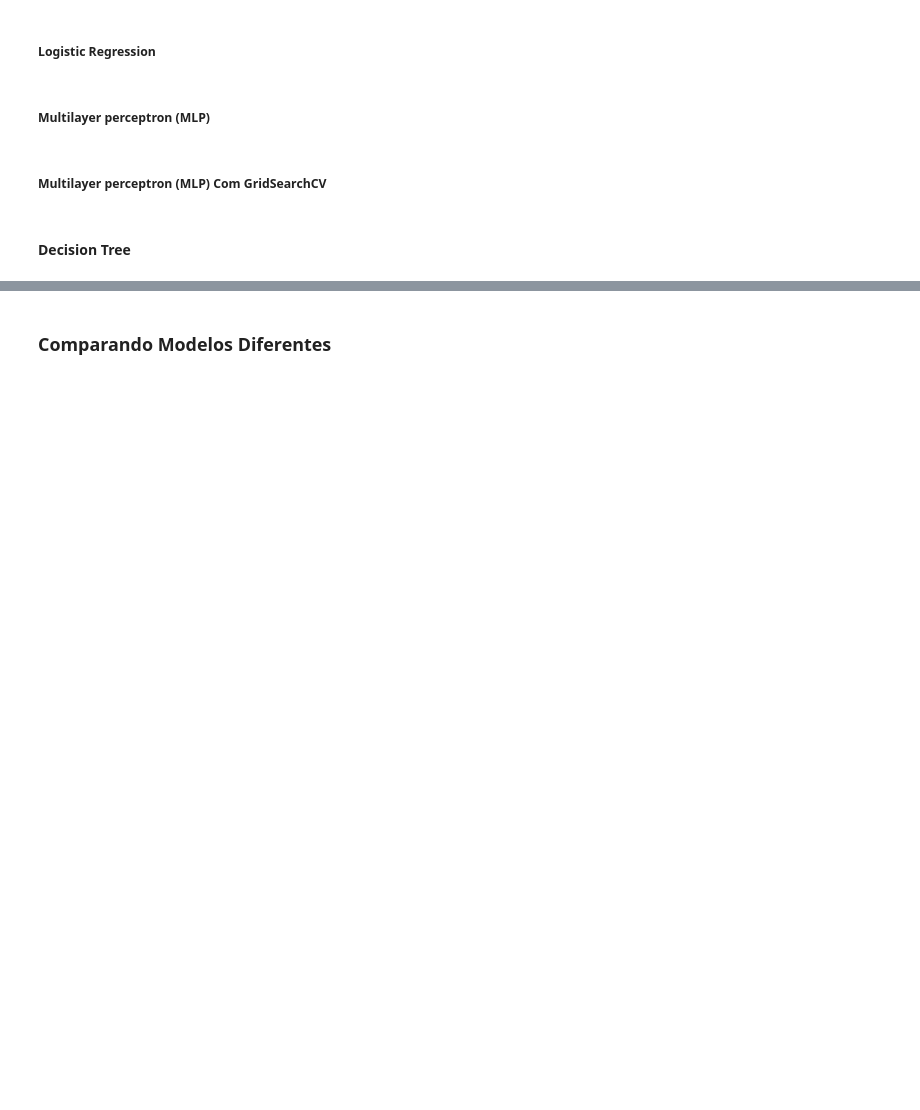
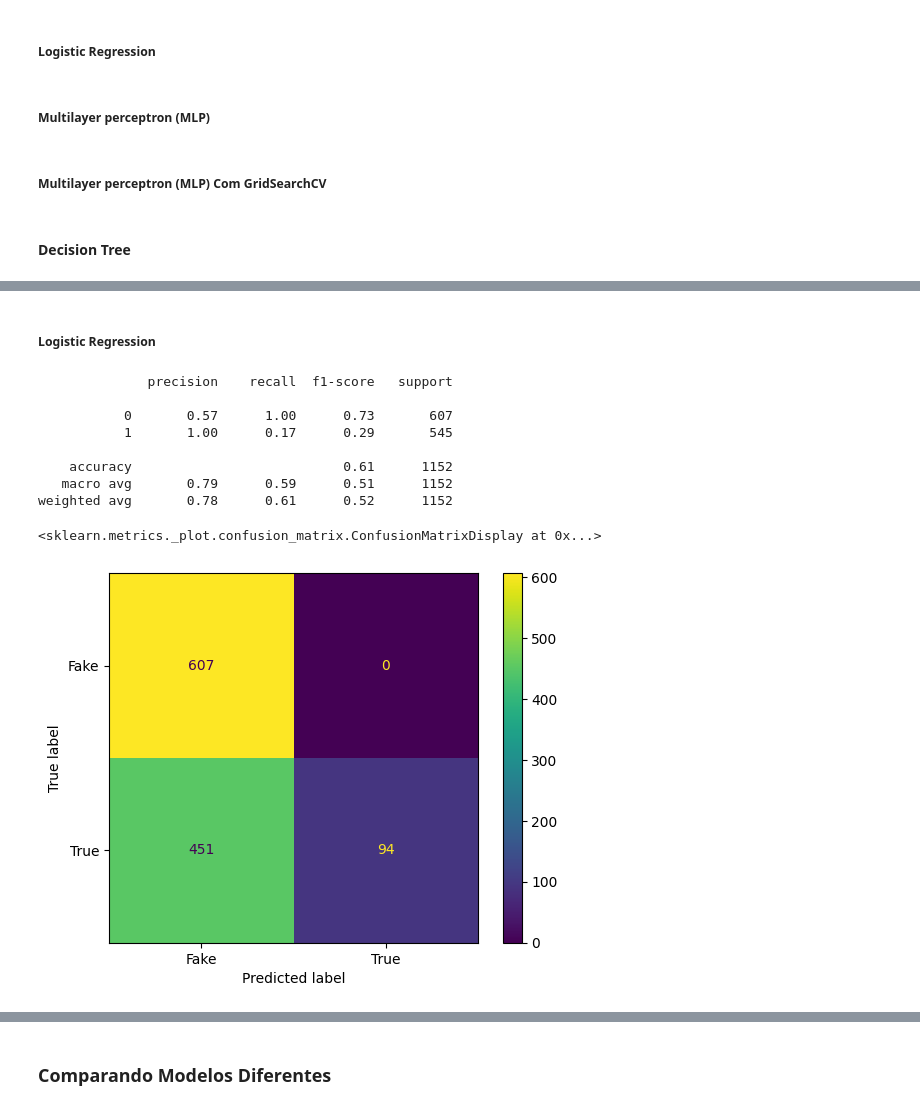
Before and after one commit to Systematicos/Model-dectation-fake-news, a Jupyter notebook: notebooks/main.ipynb, the cells around one changed output, grey strips where cells are left out. Cells and saved outputs as stored; diff of their text form; code cells hidden in the pictures; blank space fills up the shorter version.

```diff
--- a/notebooks/main.ipynb
+++ b/notebooks/main.ipynb
@@ -72,2 +78,9 @@ ConfusionMatrixDisplay(confusion_matrix=cm, display_labels=['Fake','True']).plot
+# %%
+lr_classifier = LogisticRegression()
+lr_classifier.fit(X_train,Y_train)
+lr_classifier_train = round(lr_classifier.score(X_train, Y_train) * 100, 2)
+
+with open('../models/logisticRegression.pkl', 'wb') as arquivo:
+    pickle.dump(lr_classifier, arquivo)
 # %% [markdown]
 ##### Multilayer perceptron (MLP)
@@ -86,2 +87,9 @@ ConfusionMatrixDisplay(confusion_matrix=cm, display_labels=['Fake','True']).plot
+# %%
+mlp = MLPClassifier(random_state=1)
+mlp.fit(X_train,Y_train)
+mlp_train = round(mlp.score(X_train, Y_train) * 100, 2)
+
+with open('../models/MLPClassifier.pkl', 'wb') as arquivo:
+    pickle.dump(mlp, arquivo)
 # %% [markdown]
 ##### Multilayer perceptron (MLP) Com GridSearchCV
@@ -108,2 +115,9 @@ ConfusionMatrixDisplay(confusion_matrix=cm, display_labels=['Fake','True']).plot
 # %% [markdown]
 #### Decision Tree
+# %%
+decisionTree = DecisionTreeClassifier()
+decisionTree.fit(X_train,Y_train)
+decisionTree_train = round(clf.score(X_train, Y_train) * 100, 2)
+
+with open('../models/decisionTree.pkl', 'wb') as arquivo:
+    pickle.dump(decisionTree, arquivo)
@@ -109,0 +234,33 @@ ConfusionMatrixDisplay(confusion_matrix=cm, display_labels=['Fake','True']).plot
+# %%
+with open('../models/logisticRegression.pkl', 'rb') as arquivo:
+    lr_classifier = pickle.load(arquivo)
+with open('../models/MLPClassifier.pkl', 'rb') as arquivo:
+    mlp = pickle.load(arquivo)
+with open('../models/MLPClassifierWithGridSearchCV.pkl', 'rb') as arquivo:
+    mlpG = pickle.load(arquivo)
+with open('../models/decisionTree.pkl', 'rb') as arquivo:
+    decisionTree = pickle.load(arquivo)
+
+rnn = load_model('../models/modelo_rnn.keras')
+modelLSTM = load_model('../models/modelLSTM.keras')
+# %% [markdown]
+##### Logistic Regression
+# %%
+y_test_pred = lr_classifier.predict(X_test)
+y_test_pred = (y_test_pred > 0.75)
+lr_classifier_acc = round(accuracy_score(Y_test, y_test_pred) * 100, 2)
+cm = confusion_matrix(Y_test, y_test_pred)
+print(classification_report(Y_test, y_test_pred))
+
+ConfusionMatrixDisplay(confusion_matrix=cm, display_labels=['Fake','True']).plot()
+# %% [output]
+              precision    recall  f1-score   support
+
+           0       0.57      1.00      0.73       607
+           1       1.00      0.17      0.29       545
+
+    accuracy                           0.61      1152
+   macro avg       0.79      0.59      0.51      1152
+weighted avg       0.78      0.61      0.52      1152
+<sklearn.metrics._plot.confusion_matrix.ConfusionMatrixDisplay at 0x...>
+[figure, added]
```
Also changed, not shown: parts of 47 cells of this notebook, 9 other files.
